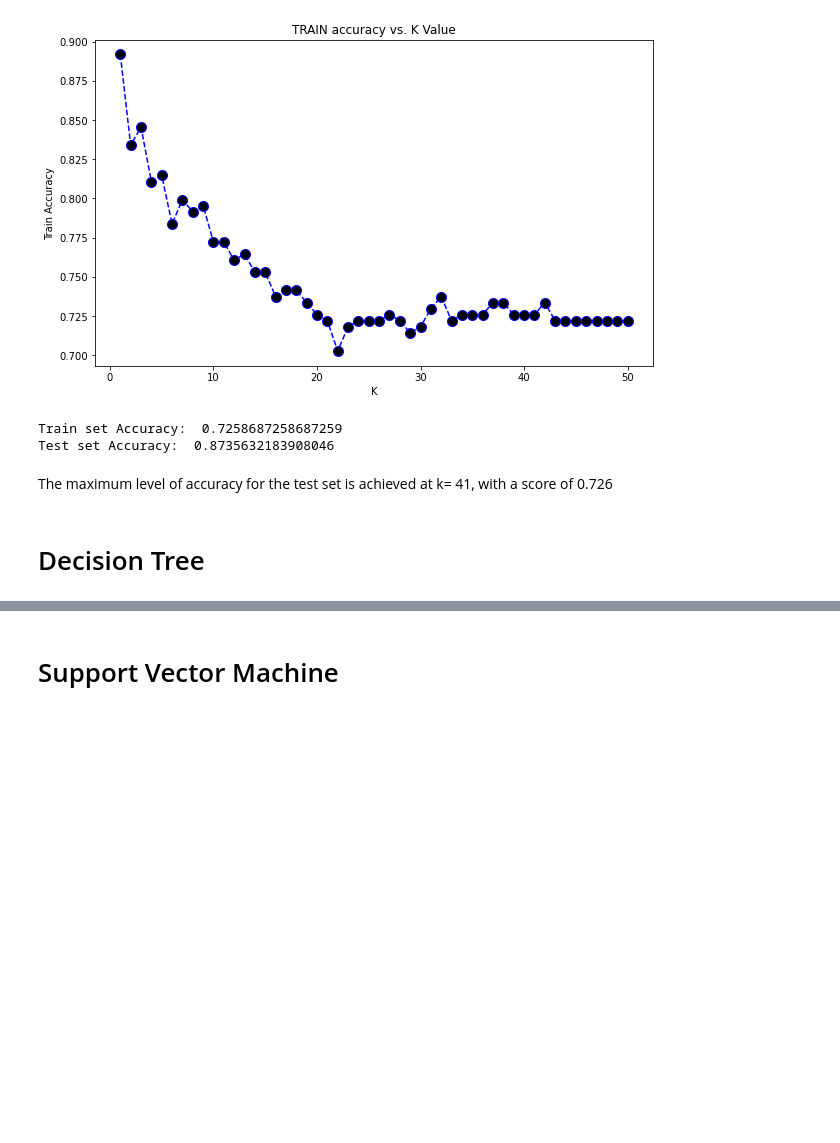
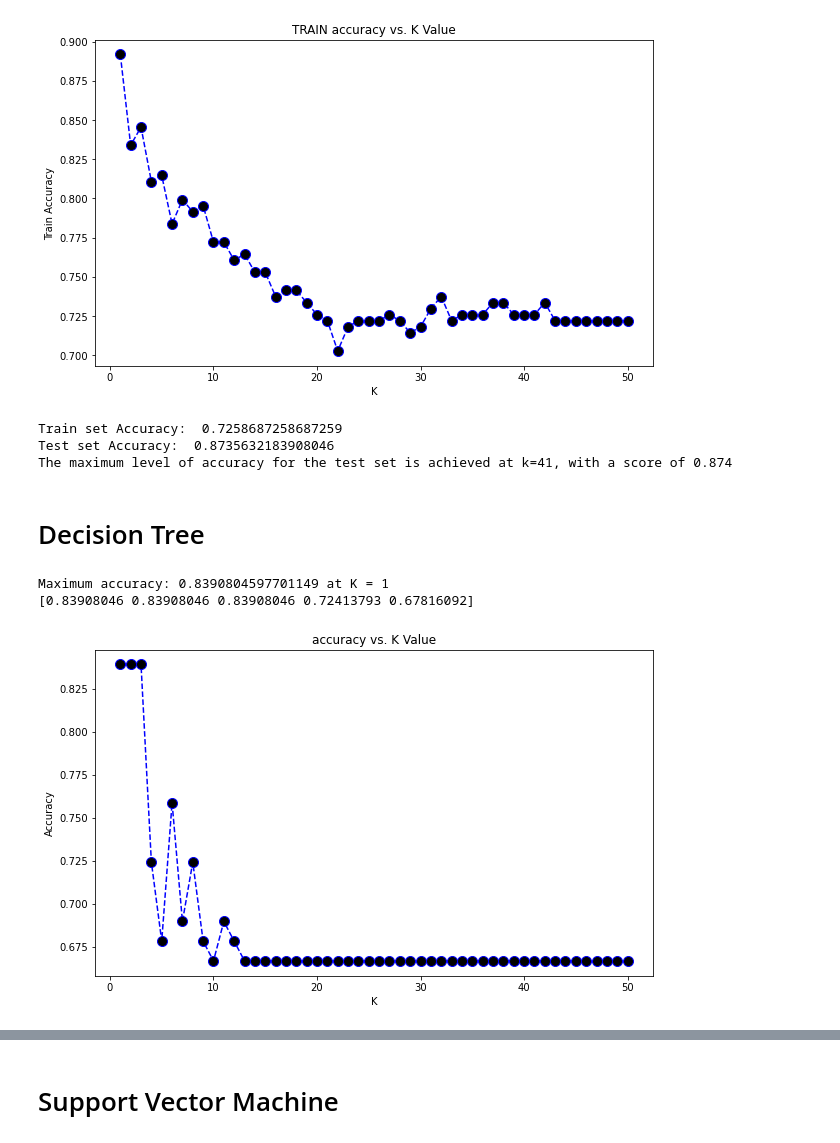
Before and after one commit to alexfrf/coursera-capstone-project, a Jupyter notebook: Capstone_Project.ipynb, the cells around one changed output, grey strips where cells are left out. Saved outputs shown, nothing was run; the diff lists cells and outputs as text; code cells hidden in the pictures; blank space fills up the shorter version.

```diff
--- a/Capstone_Project.ipynb
+++ b/Capstone_Project.ipynb
@@ -317,7 +330,7 @@ plt.title('accuracy vs. K Value')
 plt.xlabel('K')
 plt.ylabel('Accuracy')
 print("Maximum accuracy:",max(mean_acc),"at K =",mean_acc.argmax()+1)
-best_k= mean_acc.argmax()+1
+knn_k= mean_acc.argmax()+1
 # %% [output]
 Maximum accuracy: 0.8735632183908046 at K = 41
 [figure]
@@ -344,7 +357,7 @@ print("Maximum Train accuracy:",max(train_mean_acc),"at K =",train_mean_acc.argm
 Maximum Train accuracy: 0.8918918918918919 at K = 1
 [figure]
 # %%
-k = best_k
+k = knn_k
 kn = KNN(n_neighbors = k).fit(x_train,y_train)
 y_pred=kn.predict(x_test)
 y_train_pred = kn.predict(x_train)
@@ -352,10 +365,44 @@ print("Train set Accuracy: ", metrics.accuracy_score(y_train, y_train_pred))
 print("Test set Accuracy: ", metrics.accuracy_score(y_test, y_pred))
 
 kn_score = metrics.accuracy_score(y_test, y_pred)
+print('The maximum level of accuracy for the test set is achieved at k={}, with a score of {:.3f}'.format(knn_k,kn_score))
 # %% [output]
 Train set Accuracy:  0.7258687258687259
 Test set Accuracy:  0.8735632183908046
+The maximum level of accuracy for the test set is achieved at k=41, with a score of 0.874
-# %% [markdown]
-The maximum level of accuracy for the test set is achieved at k= 41, with a score of 0.726
 # %% [markdown]
 # Decision Tree
+# %%
+from sklearn.tree import DecisionTreeClassifier
+Ks = 50
+mean_acc = np.zeros((Ks))
+std_acc = np.zeros((Ks))
+train_mean_acc = np.zeros((Ks))
+train_std_acc = np.zeros((Ks))
+
+for n in range(1,Ks+1):
+    #print(n)
+    #Train Model and Predict
+    dtr = DecisionTreeClassifier(criterion="entropy", max_depth = n).fit(x_train,y_train)
+    y_pred=dtr.predict(x_test)
+    y_train_pred = dtr.predict(x_train)
+    mean_acc[n-1] = metrics.accuracy_score(y_test, y_pred)
+    train_mean_acc[n-1] = metrics.accuracy_score(y_train, y_train_pred)
+
+    std_acc[n-1]=np.std(y_pred==y_test)/np.sqrt(y_pred.shape[0])
+    train_std_acc[n-1]=np.std(y_pred==y_test)/np.sqrt(y_pred.shape[0])
+
+
+plt.figure(figsize=(10,6))
+plt.plot(range(1,Ks+1),mean_acc,color = 'blue',linestyle='--',
+         marker='o',markerfacecolor='k', markersize=10)
+plt.title('accuracy vs. K Value')
+plt.xlabel('K')
+plt.ylabel('Accuracy')
+print("Maximum accuracy:",max(mean_acc),"at K =",mean_acc.argmax()+1)
+dts_k= mean_acc.argmax()+1
+print(mean_acc[:5])
+# %% [output]
+Maximum accuracy: 0.8390804597701149 at K = 1
+[0.83908046 0.83908046 0.83908046 0.72413793 0.67816092]
+[figure, added]
```
Also changed, not shown: parts of 17 cells of this notebook.
